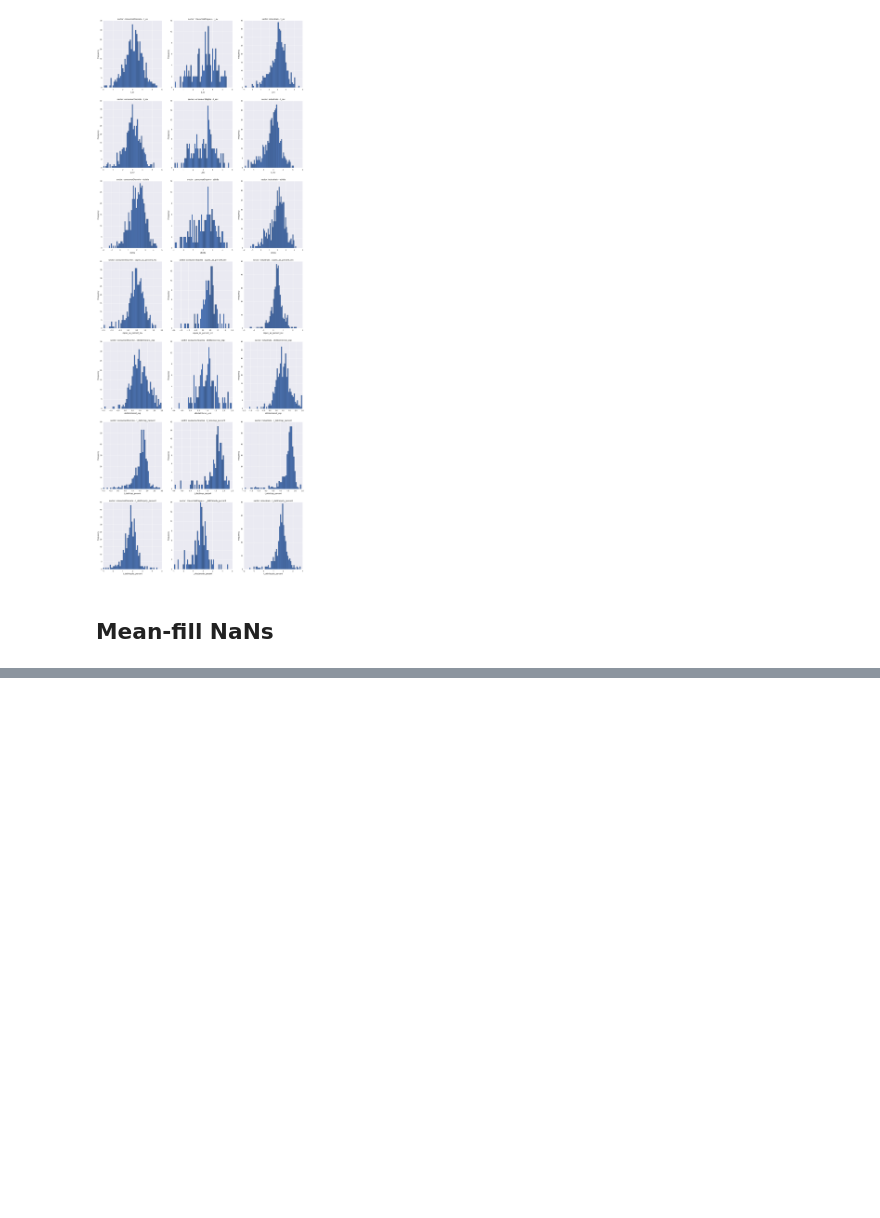
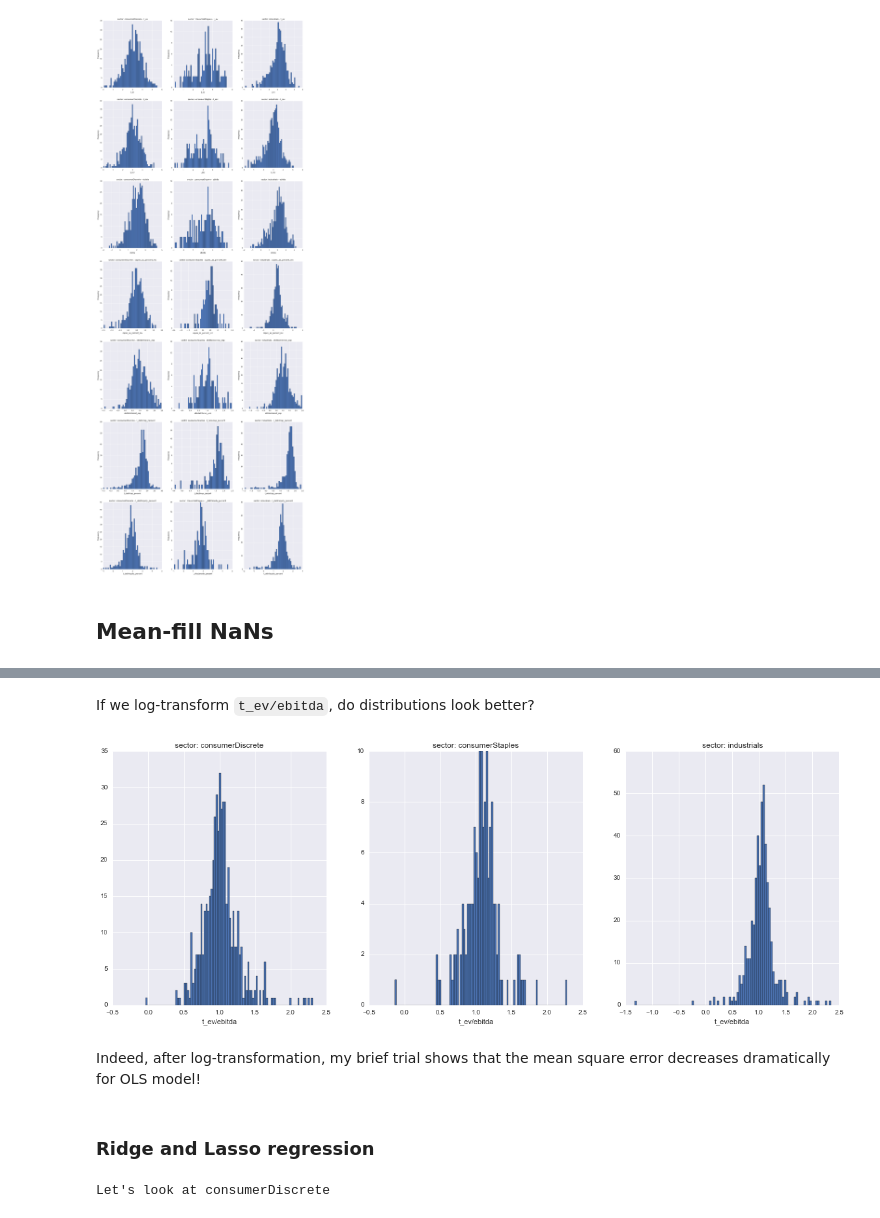
Before and after one commit to timothytrippel/adamy, a Jupyter notebook: xinyu/Revised_prediction_S2_logTransform_predictive_model_v1.ipynb, the cells around one changed output, grey strips where cells are left out. Saved outputs shown, nothing was run; the diff lists cells and outputs as text; code cells hidden in the pictures; blank space fills up the shorter version.

```diff
--- a/xinyu/Revised_prediction_S2_logTransform_predictive_model_v1.ipynb
+++ b/xinyu/Revised_prediction_S2_logTransform_predictive_model_v1.ipynb
@@ -78,0 +83,20 @@ dtype: int64
+# %% [markdown]
+If we log-transform `t_ev/ebitda`, do distributions look better?
+# %%
+fig, ax = plt.subplots( 1, 3, figsize=(20, 7) )
+a = ax.flatten()
+for j in range(3):
+    a[j].hist(np.log10(raw_data_frame[j]['t_ev/ebitda']), bins=100)
+    a[j].set_title( 'sector: ' + sectors[j])
+    a[j].set_xlabel( 't_ev/ebitda' )
+# %% [output]
+[figure, added]
+# %% [markdown]
+Indeed, after log-transformation, my brief trial shows that the mean square error decreases dramatically for OLS model!
+# %% [markdown]
+### Ridge and Lasso regression
+# %%
+print("Let's look at " + sectors[0])
+cur_df = raw_data_frame[0]
+# %% [output]
+Let's look at consumerDiscrete
```
Also changed, not shown: parts of 10 cells of this notebook.
